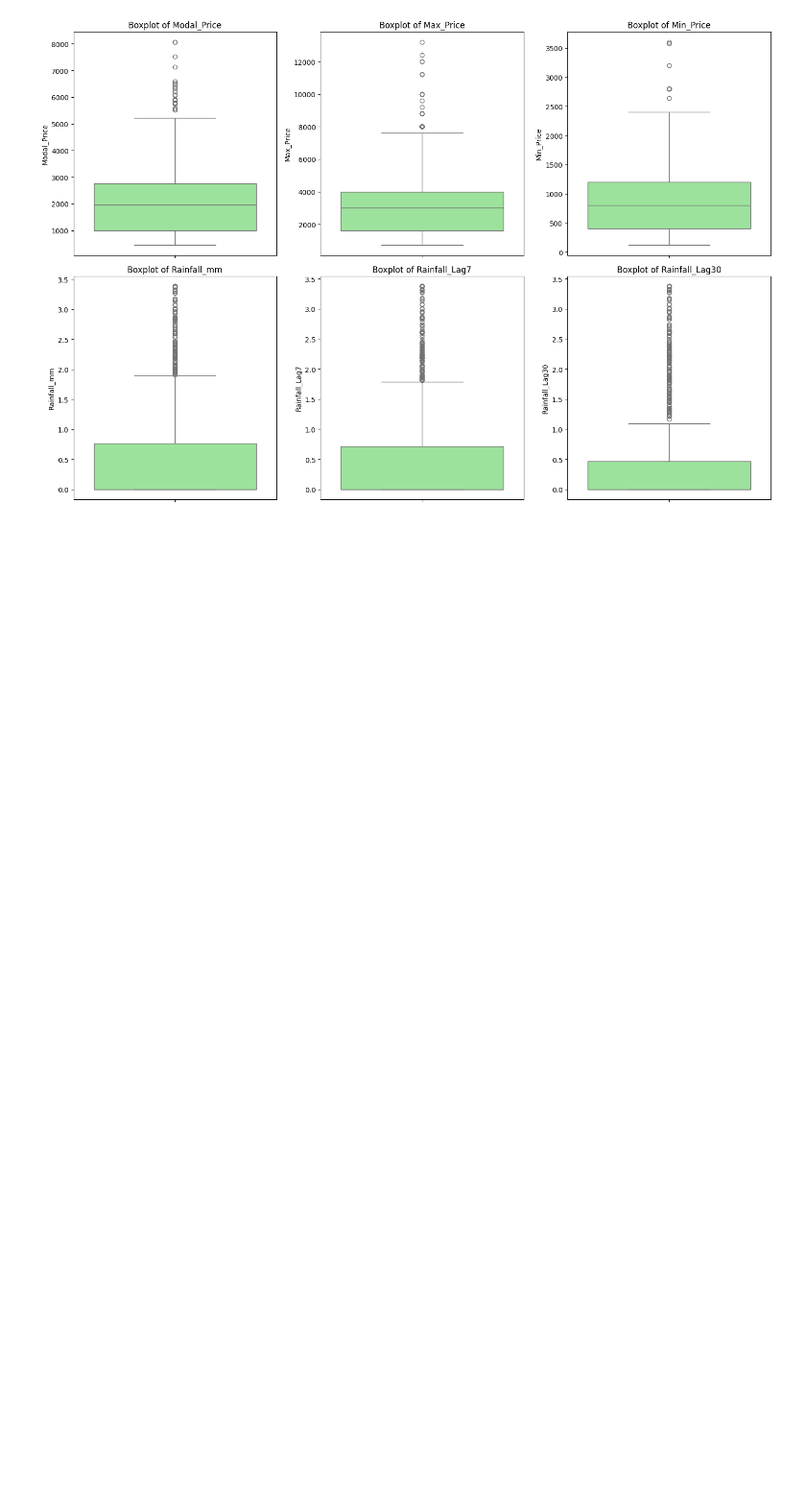
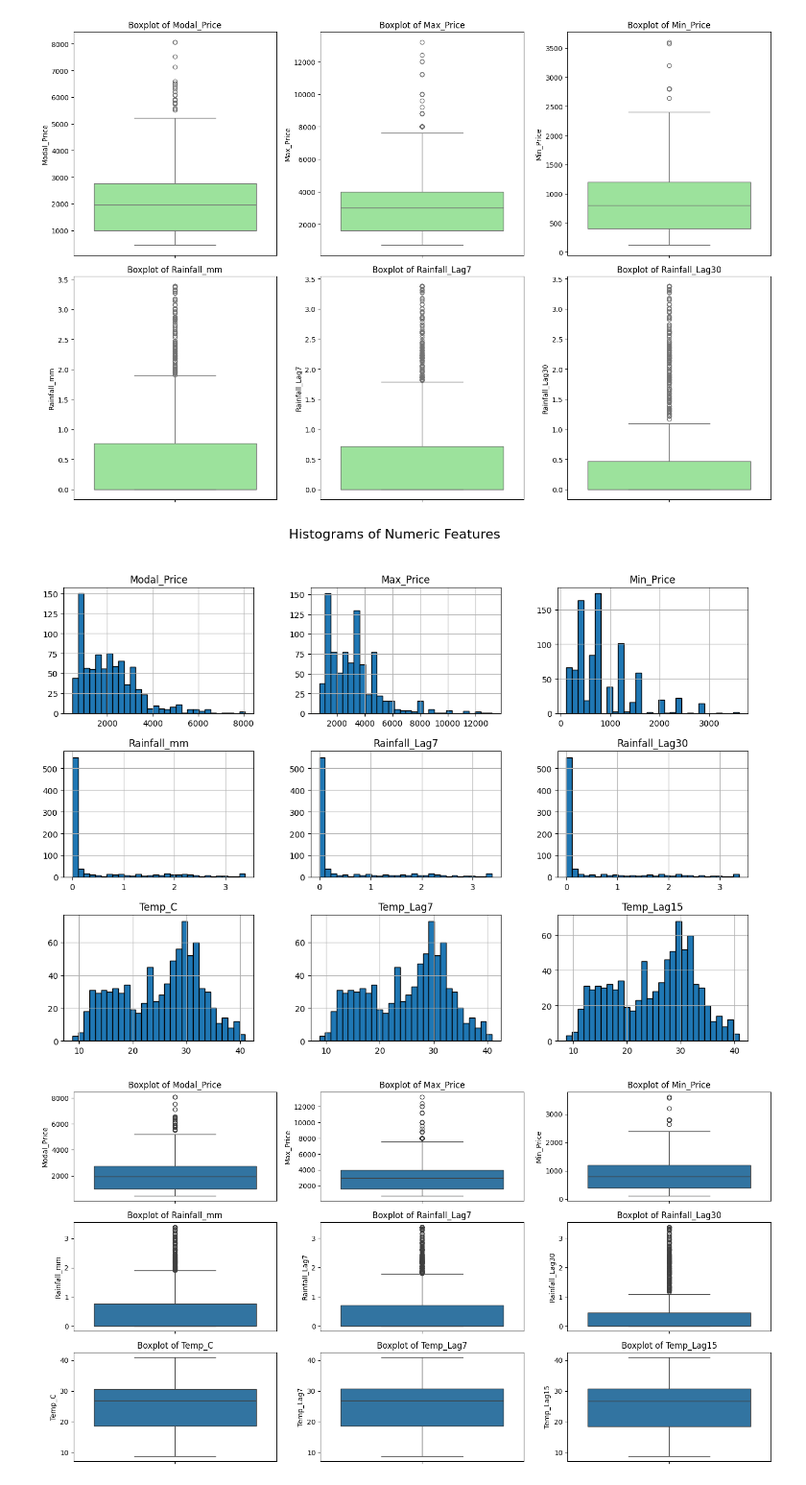
Before and after one commit to Jashan-ai-sys/Crop-Market-Price-Predictor, a Jupyter notebook: eda.ipynb, the cells around one changed output. Shown at 96% size. Saved outputs shown, nothing was run; the diff lists cells and outputs as text; code cells hidden in the pictures; blank space fills up the shorter version.

Commit message:
data after feature engineering and updated eda plots

```diff
--- a/eda.ipynb
+++ b/eda.ipynb
@@ -572,3 +572,55 @@ plt.tight_layout()
 plt.show()
 # %% [output]
 [figure]
+# %%
+import matplotlib.pyplot as plt
+import seaborn as sns
+import pandas as pd
+
+# 1️⃣ Histograms for distribution check
+numeric_cols = [
+    'Modal_Price', 'Max_Price', 'Min_Price',
+    'Rainfall_mm', 'Rainfall_Lag7', 'Rainfall_Lag30',
+    'Temp_C', 'Temp_Lag7', 'Temp_Lag15'
+]
+df = pd.read_csv('forecasting_dataset_cleaned.csv')
+
+df[numeric_cols].hist(figsize=(15, 10), bins=30, edgecolor='black')
+plt.suptitle("Histograms of Numeric Features", fontsize=16)
+plt.show()
+
+# 2️⃣ Boxplots for outlier inspection
+plt.figure(figsize=(15, 8))
+for i, col in enumerate(numeric_cols, 1):
+    plt.subplot(3, 3, i)
+    sns.boxplot(y=df[col])
+    plt.title(f"Boxplot of {col}")
+plt.tight_layout()
+plt.show()
+
+# 3️⃣ Correlation heatmap
+plt.figure(figsize=(12, 8))
+sns.heatmap(df[numeric_cols].corr(), annot=True, cmap='coolwarm', center=0)
+plt.title("Correlation Heatmap of Numeric Features", fontsize=14)
+plt.show()
+
+# 4️⃣ Scatterplots vs Target (Modal_Price)
+plt.figure(figsize=(15, 10))
+for i, col in enumerate([c for c in numeric_cols if c != 'Modal_Price'], 1):
+    plt.subplot(3, 3, i)
+    sns.scatterplot(x=df[col], y=df['Modal_Price'], alpha=0.5)
+    plt.title(f"Modal_Price vs {col}")
+plt.tight_layout()
+plt.show()
+
+# 5️⃣ Time-series plot with festivals
+plt.figure(figsize=(15, 6))
+plt.plot(df['Modal_Price'], label="Modal_Price", color="blue")
+for fest in ['Diwali_Flag', 'Holi_Flag', 'Navratri_Flag', 'Ganesh_Flag', 'Dussehra_Flag']:
+    plt.plot(df[fest]*df['Modal_Price'].max(), label=fest, alpha=0.4)  # scaled markers
+plt.title("Modal Price with Festival Flags Overlay", fontsize=14)
+plt.legend()
+plt.show()
+# %% [output]
+[figure, added]
+[figure, added]
```
Also changed, not shown: parts of 16 cells of this notebook, 1 other file.
